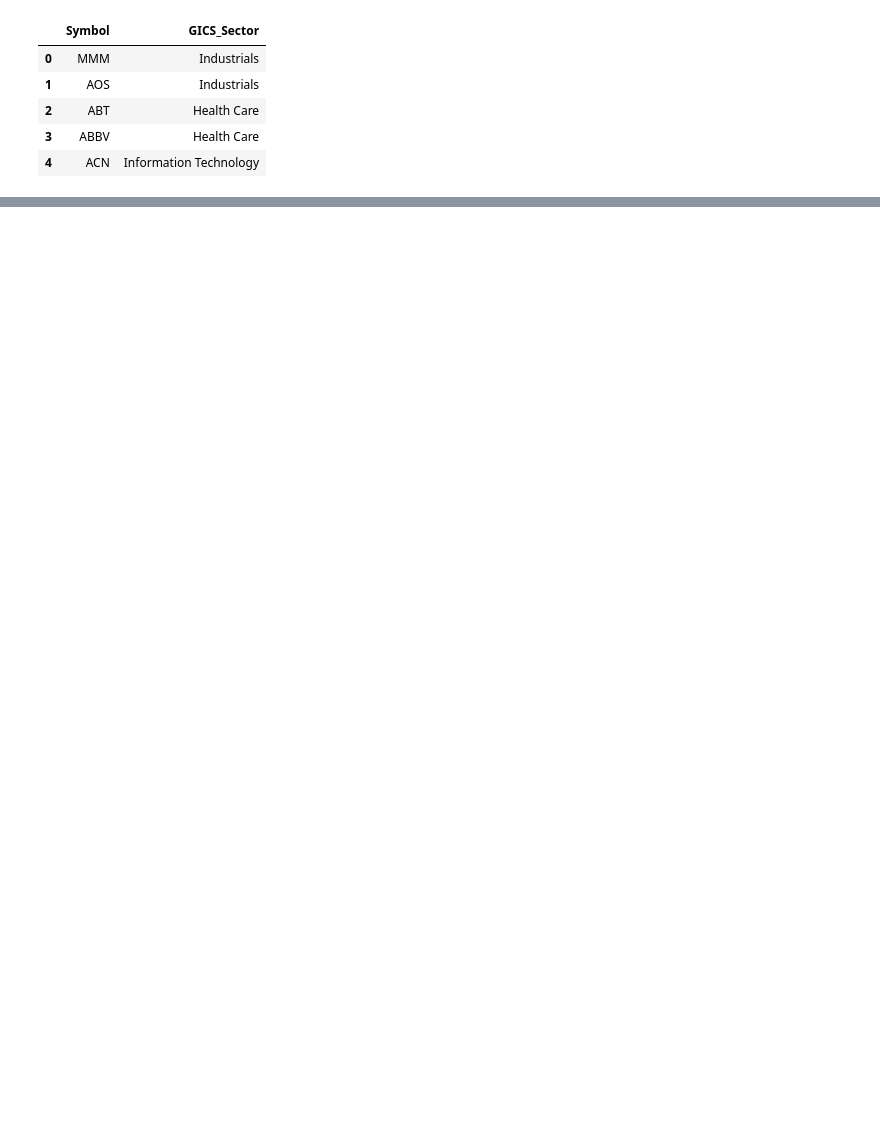
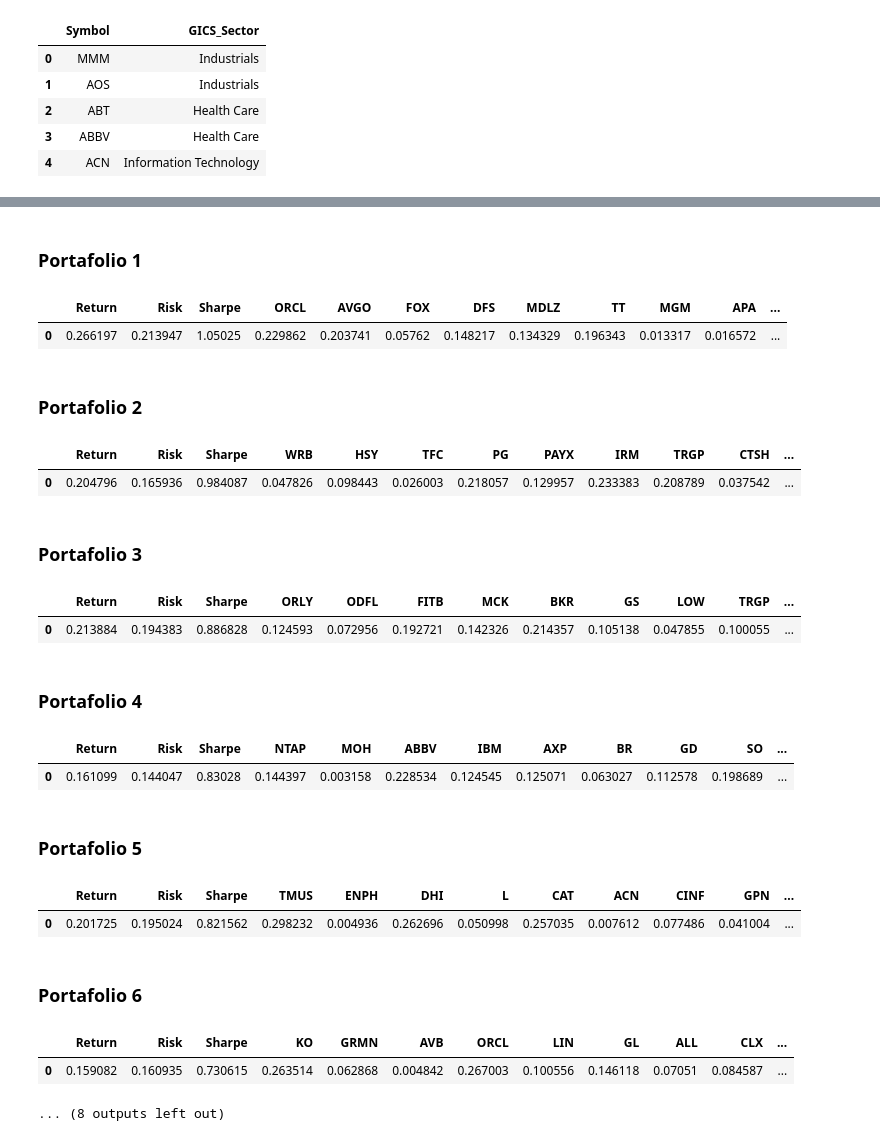
Before and after one commit to luisejdm/Simulacion_Procesos_Financieros, a Jupyter notebook: Actividades/Actividad05/Actividad05.ipynb, the cells around one changed output, grey strips where cells are left out. Cells and saved outputs as stored; diff of their text form; code cells hidden in the pictures; blank space fills up the shorter version.

```diff
--- a/Actividades/Actividad05/Actividad05.ipynb
+++ b/Actividades/Actividad05/Actividad05.ipynb
@@ -190,0 +241,13 @@ def simulate_portfolios(list_prices_ports, tickers_port, num_portafolios=100):
+# %%
+best_portfolios_stocks = []
+best_portfolios_weights = []
+best_portfolios_prices = []
+best_portfolios_returns = []
+best_portfolios_cov = []
+
+for i in range(len(best_portfolios)):
+    best_portfolios_stocks.append(best_portfolios[i].columns[3:].tolist())
+    best_portfolios_weights.append(best_portfolios[i].values[0][3:])
+    best_portfolios_prices.append(closes_sp[best_portfolios[i].columns[3:].tolist()])
+    best_portfolios_returns.append(closes_sp[best_portfolios[i].columns[3:].tolist()].pct_change().dropna().mean())
+    best_portfolios_cov.append(closes_sp[best_portfolios[i].columns[3:].tolist()].pct_change().dropna().cov())
@@ -190,0 +256,9 @@ def simulate_portfolios(list_prices_ports, tickers_port, num_portafolios=100):
+# %%
+simulated_returns = []
+
+n_dias = 14
+
+for i in range(len(best_portfolios_prices)):
+    simulated_returns.append(simular_rendimientos(best_portfolios_returns[i], best_portfolios_cov[i],
+                                            best_portfolios_prices[i], n_dias,
+                                            best_portfolios_stocks[i], best_portfolios_weights[i]))
@@ -190,0 +267,6 @@ def simulate_portfolios(list_prices_ports, tickers_port, num_portafolios=100):
+# %%
+var = []
+nc = 95
+
+for i in range(len(simulated_returns)):
+    var.append(np.percentile(simulated_returns[i][-1,:] - 1, 100-nc))
@@ -190,0 +275,3 @@ def simulate_portfolios(list_prices_ports, tickers_port, num_portafolios=100):
+# %%
+for i in range(len(best_portfolios)):
+    best_portfolios[i]['VaR'] = var[i]
@@ -190,0 +286,26 @@ def simulate_portfolios(list_prices_ports, tickers_port, num_portafolios=100):
+# %%
+from IPython.display import display_markdown
+
+for i in range(len(best_portfolios)):
+    display_markdown(f'### **Portafolio {i+1}**', raw=True)
+    display(best_portfolios[i])
+# %% [output]
+### **Portafolio 1**
+|  | Return | Risk | Sharpe | ORCL | AVGO | FOX | DFS | MDLZ | TT | MGM | APA | ... |
+| 0 | 0.266197 | 0.213947 | 1.05025 | 0.229862 | 0.203741 | 0.05762 | 0.148217 | 0.134329 | 0.196343 | 0.013317 | 0.016572 | ... |
+### **Portafolio 2**
+|  | Return | Risk | Sharpe | WRB | HSY | TFC | PG | PAYX | IRM | TRGP | CTSH | ... |
+| 0 | 0.204796 | 0.165936 | 0.984087 | 0.047826 | 0.098443 | 0.026003 | 0.218057 | 0.129957 | 0.233383 | 0.208789 | 0.037542 | ... |
+### **Portafolio 3**
+|  | Return | Risk | Sharpe | ORLY | ODFL | FITB | MCK | BKR | GS | LOW | TRGP | ... |
+| 0 | 0.213884 | 0.194383 | 0.886828 | 0.124593 | 0.072956 | 0.192721 | 0.142326 | 0.214357 | 0.105138 | 0.047855 | 0.100055 | ... |
+### **Portafolio 4**
+|  | Return | Risk | Sharpe | NTAP | MOH | ABBV | IBM | AXP | BR | GD | SO | ... |
+| 0 | 0.161099 | 0.144047 | 0.83028 | 0.144397 | 0.003158 | 0.228534 | 0.124545 | 0.125071 | 0.063027 | 0.112578 | 0.198689 | ... |
+### **Portafolio 5**
+|  | Return | Risk | Sharpe | TMUS | ENPH | DHI | L | CAT | ACN | CINF | GPN | ... |
+| 0 | 0.201725 | 0.195024 | 0.821562 | 0.298232 | 0.004936 | 0.262696 | 0.050998 | 0.257035 | 0.007612 | 0.077486 | 0.041004 | ... |
+### **Portafolio 6**
+|  | Return | Risk | Sharpe | KO | GRMN | AVB | ORCL | LIN | GL | ALL | CLX | ... |
+| 0 | 0.159082 | 0.160935 | 0.730615 | 0.263514 | 0.062868 | 0.004842 | 0.267003 | 0.100556 | 0.146118 | 0.07051 | 0.084587 | ... |
+... (8 outputs left out)
```
Also changed, not shown: parts of 33 cells of this notebook.
